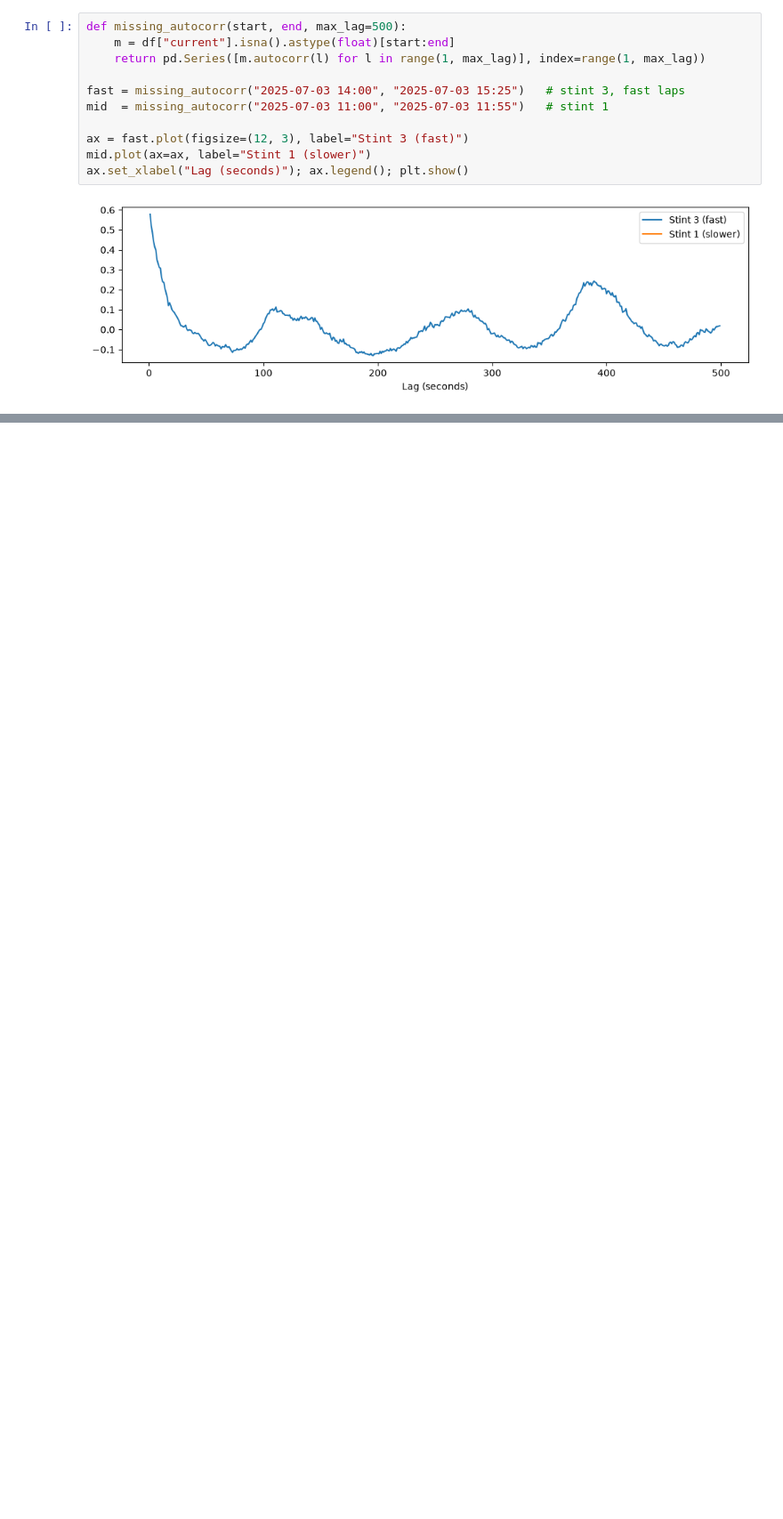
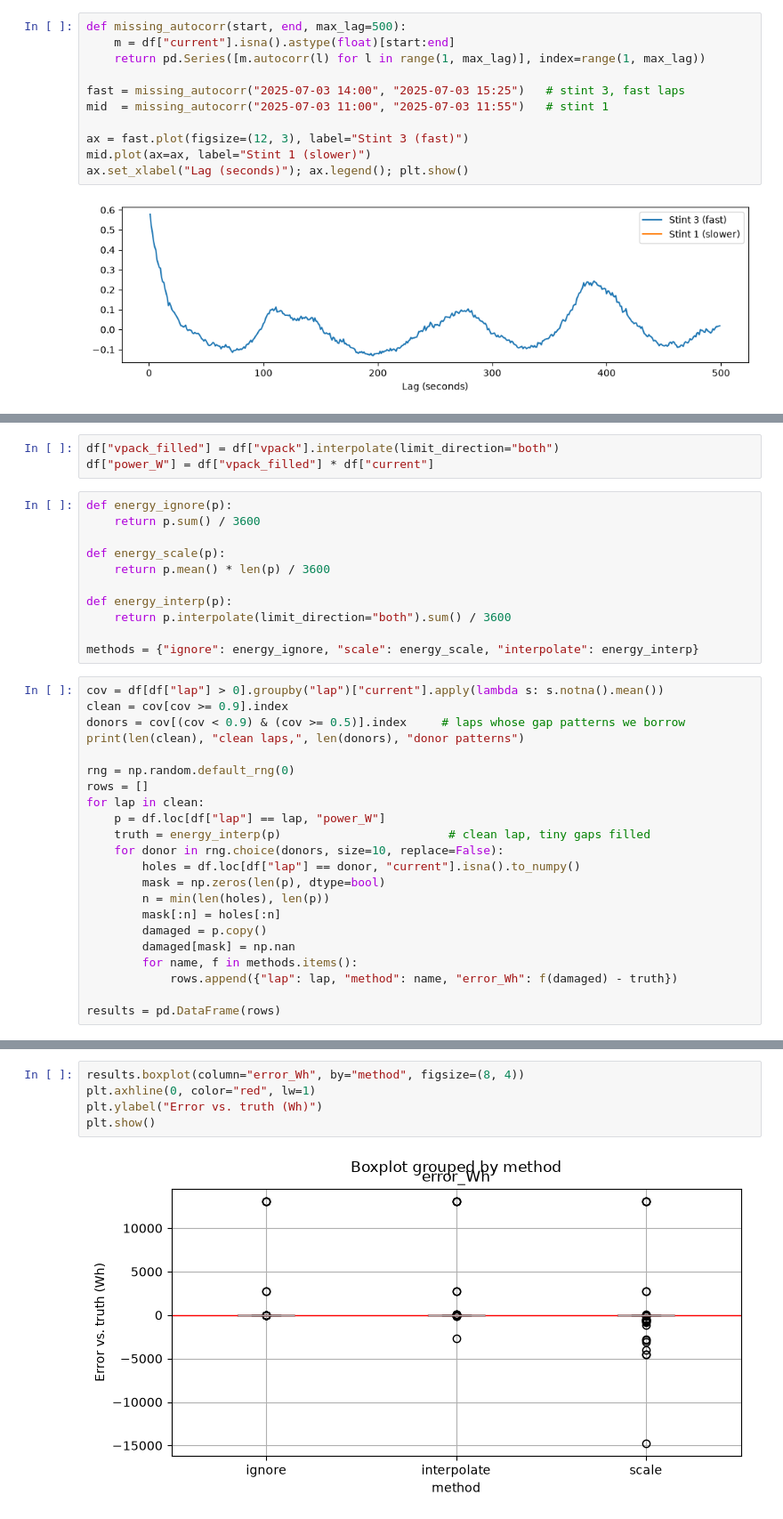
Before and after one commit to jiachengw-sf/calsol_data_analysis, a Jupyter notebook: q1_analysis.ipynb, the cells around one changed output, grey strips where cells are left out. Shown at 89% size. Saved outputs shown, nothing was run; the diff lists cells and outputs as text; blank space fills up the shorter version.

```diff
--- a/q1_analysis.ipynb
+++ b/q1_analysis.ipynb
@@ -251,0 +254,36 @@ ax.set_xlabel("Lag (seconds)"); ax.legend(); plt.show()
+# %%
+df["vpack_filled"] = df["vpack"].interpolate(limit_direction="both")
+df["power_W"] = df["vpack_filled"] * df["current"]
+# %%
+def energy_ignore(p):
+    return p.sum() / 3600
+
+def energy_scale(p):
+    return p.mean() * len(p) / 3600
+
+def energy_interp(p):
+    return p.interpolate(limit_direction="both").sum() / 3600
+
+methods = {"ignore": energy_ignore, "scale": energy_scale, "interpolate": energy_interp}
+# %%
+cov = df[df["lap"] > 0].groupby("lap")["current"].apply(lambda s: s.notna().mean())
+clean = cov[cov >= 0.9].index
+donors = cov[(cov < 0.9) & (cov >= 0.5)].index     # laps whose gap patterns we borrow
+print(len(clean), "clean laps,", len(donors), "donor patterns")
+
+rng = np.random.default_rng(0)
+rows = []
+for lap in clean:
+    p = df.loc[df["lap"] == lap, "power_W"]
+    truth = energy_interp(p)                        # clean lap, tiny gaps filled
+    for donor in rng.choice(donors, size=10, replace=False):
+        holes = df.loc[df["lap"] == donor, "current"].isna().to_numpy()
+        mask = np.zeros(len(p), dtype=bool)
+        n = min(len(holes), len(p))
+        mask[:n] = holes[:n]
+        damaged = p.copy()
+        damaged[mask] = np.nan
+        for name, f in methods.items():
+            rows.append({"lap": lap, "method": name, "error_Wh": f(damaged) - truth})
+
+results = pd.DataFrame(rows)
@@ -251,0 +302,7 @@ ax.set_xlabel("Lag (seconds)"); ax.legend(); plt.show()
+# %%
+results.boxplot(column="error_Wh", by="method", figsize=(8, 4))
+plt.axhline(0, color="red", lw=1)
+plt.ylabel("Error vs. truth (Wh)")
+plt.show()
+# %% [output]
+[figure, added]
```
Also changed, not shown: parts of 6 cells of this notebook.
